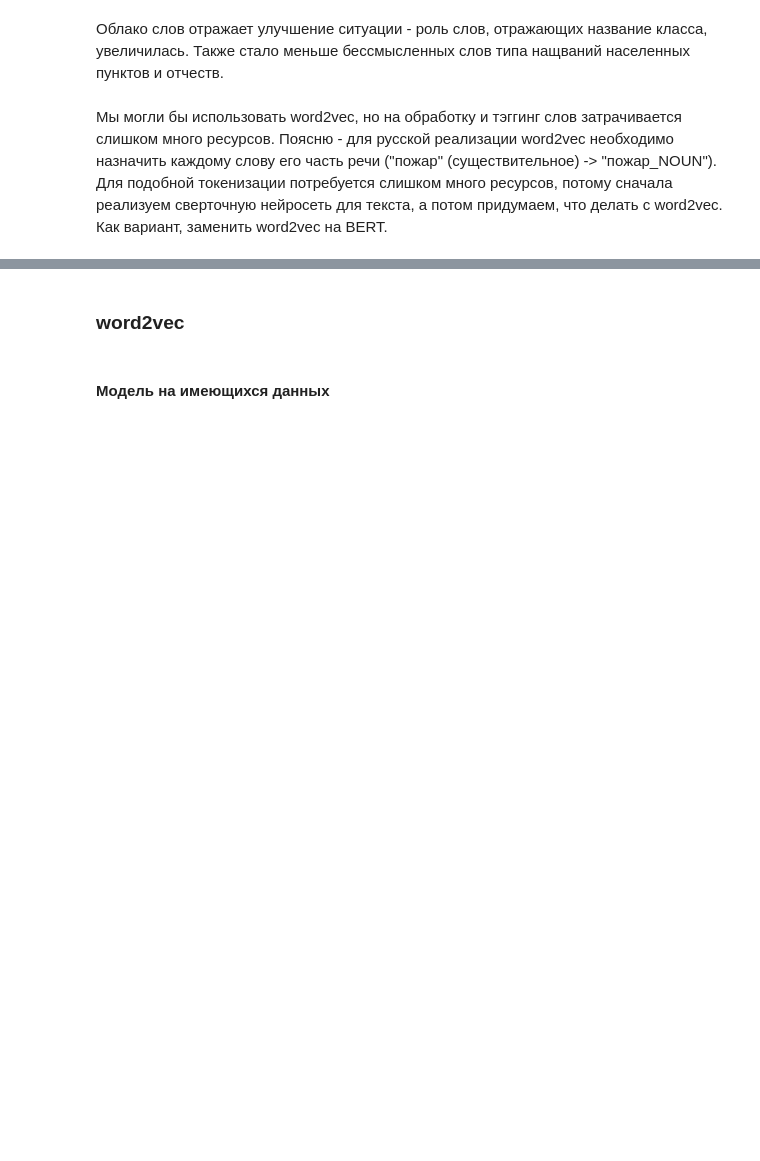
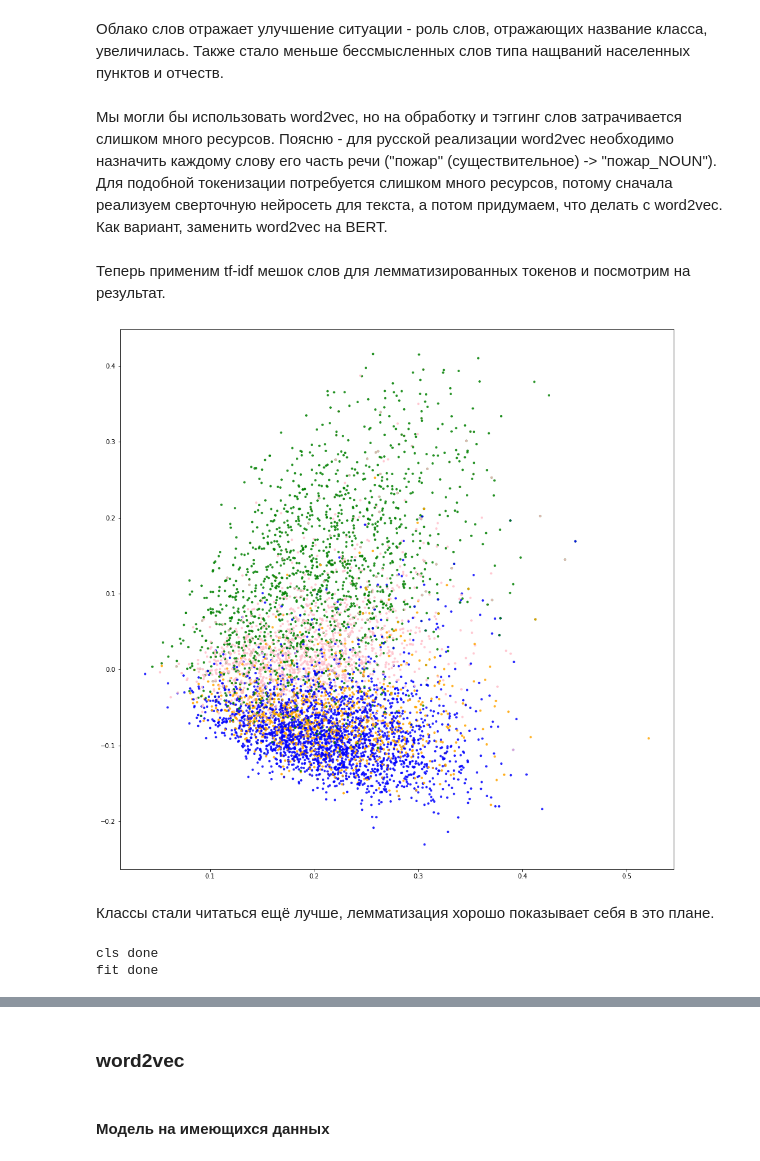
Before and after one commit to winstonobyman/rshb-test-task, a Jupyter notebook: task 4 review classification.ipynb, the cells around one changed output, grey strips where cells are left out. Drawn from its saved outputs; the diff is of its cells as text; code cells hidden in the pictures; blank space fills up the shorter version.

```diff
--- a/task 4 review classification.ipynb
+++ b/task 4 review classification.ipynb
@@ -514,3 +517,35 @@ plot_most_important_features(importance_tfidf)
 Облако слов отражает улучшение ситуации - роль слов, отражающих название класса, увеличилась. Также стало меньше бессмысленных слов типа нащваний населенных пунктов и отчеств.
 # %% [markdown]
 Мы могли бы использовать word2vec, но на обработку и тэггинг слов затрачивается слишком много ресурсов. Поясню - для русской реализации word2vec необходимо назначить каждому слову его часть речи ("пожар" (существительное) -> "пожар_NOUN"). Для подобной токенизации потребуется слишком много ресурсов, потому сначала реализуем сверточную нейросеть для текста, а потом придумаем, что делать с word2vec. Как вариант, заменить word2vec на BERT.
+# %% [markdown]
+Теперь применим tf-idf мешок слов для лемматизированных токенов и посмотрим на результат.
+# %%
+lemmed_corpus = reviews_clear_df['tokens_nstop_lemm_pos'].map(lambda x: ' '.join(x)).tolist()
+list_labels = reviews_clear_df["class_label"].tolist()
+
+X_train_lemmed, X_test_lemmed, y_train_lemmed, y_test_lemmed = train_test_split(lemmed_corpus, list_labels, test_size=0.2,
+                                                                                random_state=40)
+# %%
+def tfidf(data):
+    tfidf_vectorizer = TfidfVectorizer()
+
+    train = tfidf_vectorizer.fit_transform(data)
+
+    return train, tfidf_vectorizer
+
+X_train_tfidf_lemmed, tfidf_vectorizer_lemmed = tfidf(X_train_lemmed)
+X_test_tfidf_lemmed = tfidf_vectorizer_lemmed.transform(X_test_lemmed)
+# %%
+fig = plt.figure(figsize=(16, 16))
+plot_LSA(X_train_tfidf_lemmed, y_train_lemmed)
+plt.show()
+# %% [output]
+[figure, added]
+# %% [markdown]
+Классы стали читаться ещё лучше, лемматизация хорошо показывает себя в это плане.
+# %%
+logreg_tfidf_lemmed = train_logreg_model(X_train_tfidf_lemmed, y_train_lemmed)
+y_predicted_tfidf_lemmed = logreg_tfidf_lemmed.predict(X_test_tfidf_lemmed)
+# %% [output]
+cls done
+fit done
```
Also changed, not shown: parts of 19 cells of this notebook, 2 other files.
